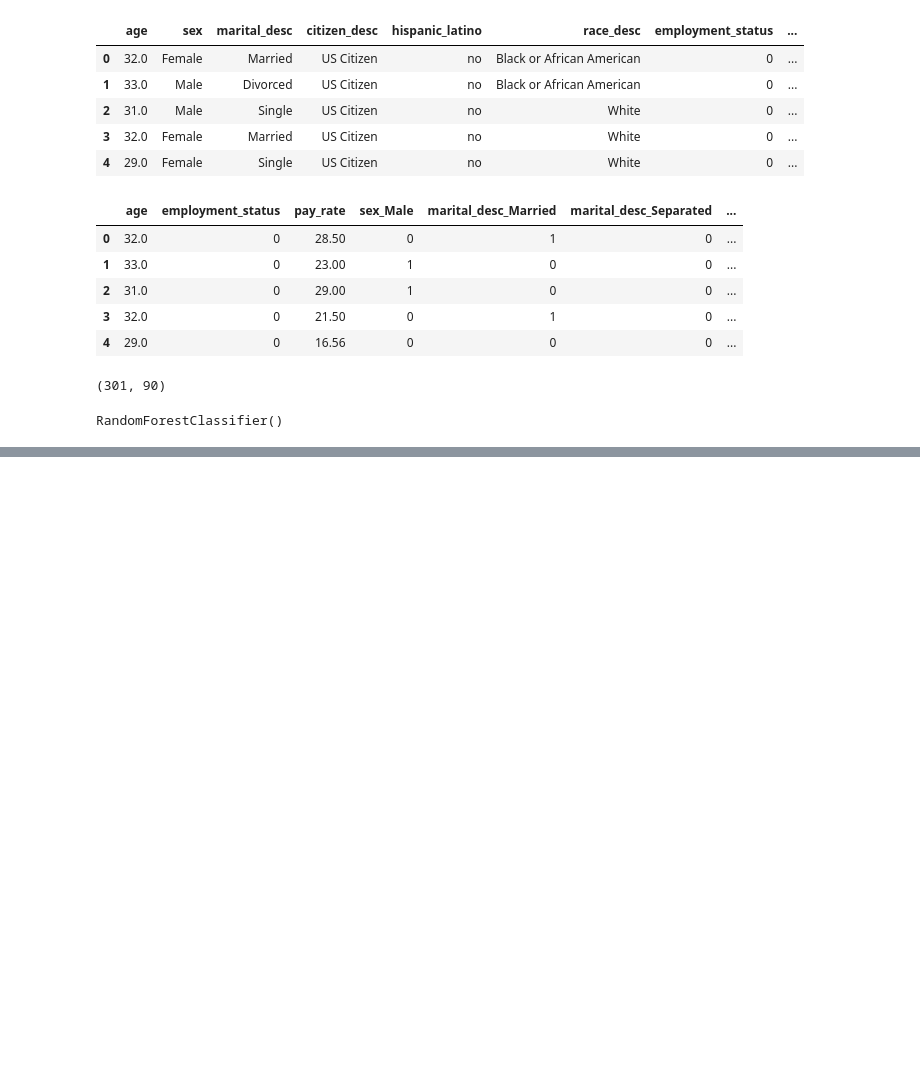
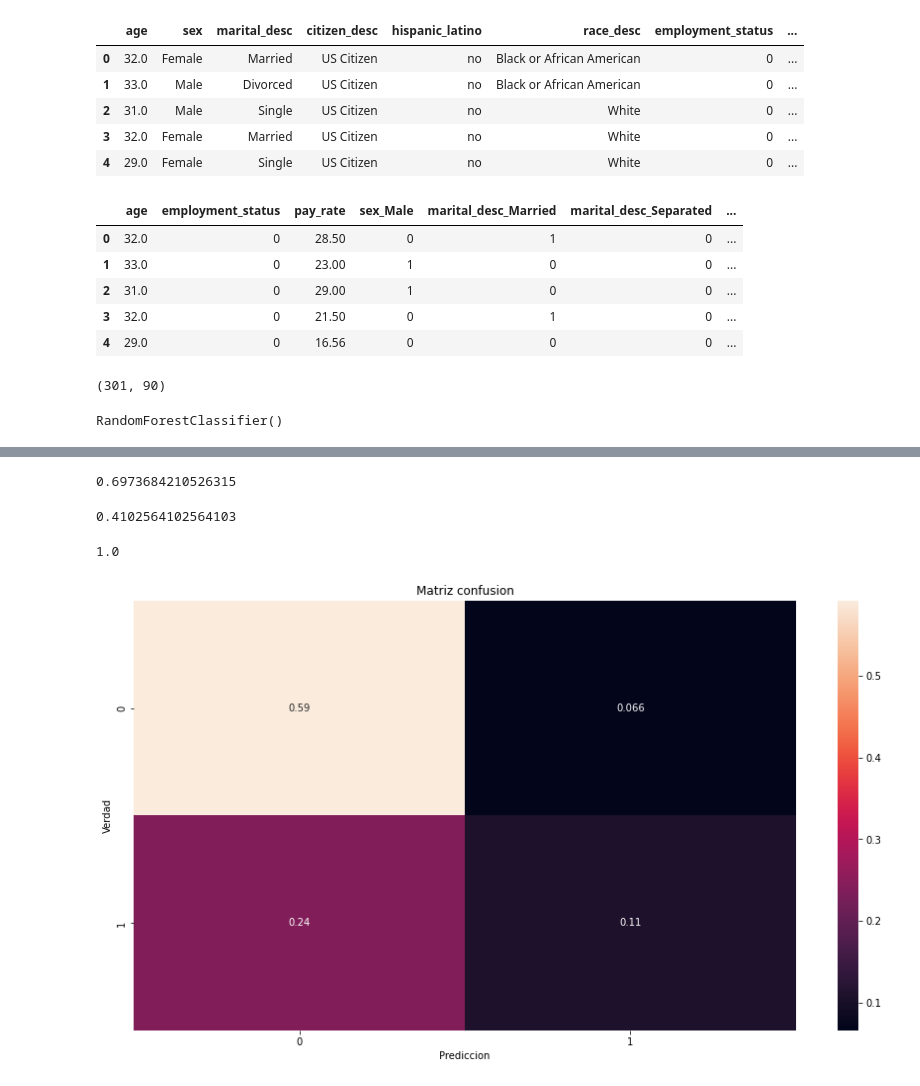
Before and after one commit to YonatanRA/sesame_hr_datatalk, a Jupyter notebook: notebooks/sesame_hr.ipynb, the cells around one changed output, grey strips where cells are left out. Drawn from its saved outputs; the diff is of its cells as text; code cells hidden in the pictures; blank space fills up the shorter version.

Commit message:
modelo predictivo

```diff
--- a/notebooks/sesame_hr.ipynb
+++ b/notebooks/sesame_hr.ipynb
@@ -366,0 +404,32 @@ dict(zip(X.columns, modelo.feature_importances_))   # de media
+# %%
+X_train, X_test, y_train, y_test = tts(X, y)
+
+modelo=RFC()
+
+modelo.fit(X_train, y_train)
+
+modelo.score(X_test, y_test)
+# %% [output]
+0.6973684210526315
+# %%
+y_pred=modelo.predict(X_test)
+
+
+f1(y_test, y_pred)
+# %% [output]
+0.4102564102564103
+# %%
+modelo.score(X_train, y_train)
+# %% [output]
+1.0
+# %%
+plt.figure(figsize=(15, 8))
+
+ax=sns.heatmap(cm(y_test, y_pred)/sum(sum(cm(y_test, y_pred))), annot=True)
+
+plt.title('Matriz confusion')
+plt.ylabel('Verdad')
+plt.xlabel('Prediccion')
+plt.show();
+# %% [output]
+[figure, added]
```
Also changed, not shown: parts of 5 cells of this notebook.
